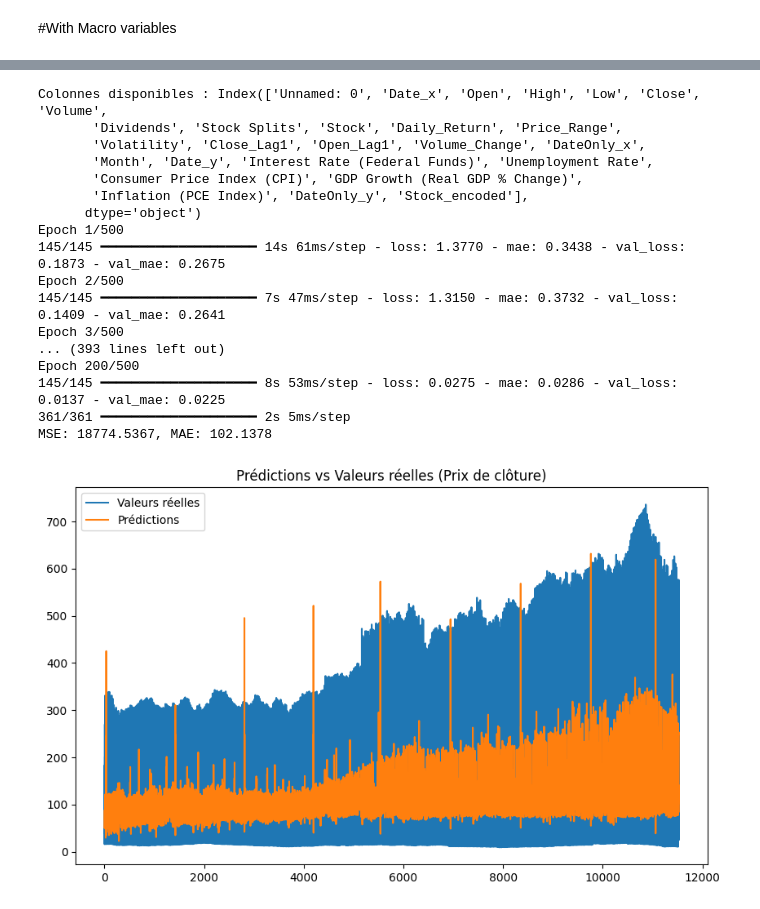
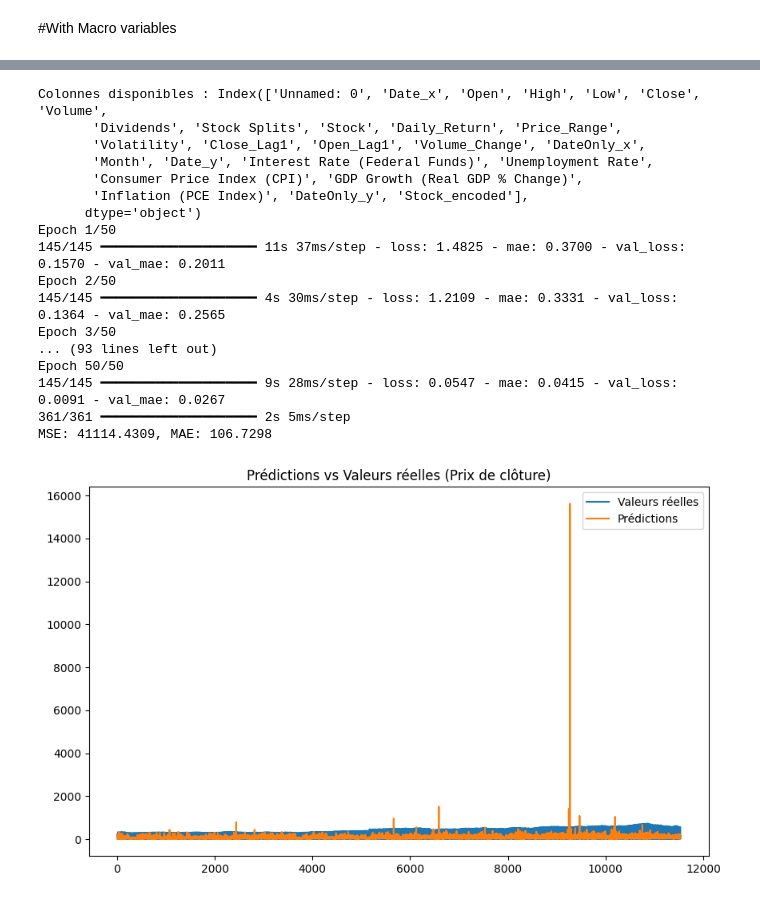
Before and after one commit to AmineHamzaoui/Financial-Market-Forcesating, a Jupyter notebook: LSTM.ipynb, the cells around one changed output, grey strips where cells are left out. Cells and saved outputs as stored; diff of their text form; code cells hidden in the pictures.

```diff
--- a/LSTM.ipynb
+++ b/LSTM.ipynb
@@ -192,7 +529,7 @@ def create_sequences(X, y, time_steps=10):
         ys.append(y[i + time_steps])
     return np.array(Xs), np.array(ys)
 
-time_steps = 10
+time_steps = 7
 X_tr, y_tr = create_sequences(df_tr[features].values, df_tr[target].values, time_steps)
 X_ts, y_ts = create_sequences(df_ts[features].values, df_ts[target].values, time_steps)
 
@@ -228,7 +565,7 @@ model.compile(loss='mse', optimizer=tf.keras.optimizers.Adam(learning_rate=0.000
 early_stopping = tf.keras.callbacks.EarlyStopping(monitor='val_loss', patience=50, restore_best_weights=True)
 
 # Entraîner le modèle
-history = model.fit(X_tr, y_tr, validation_split=0.2, epochs=500, batch_size=256,
+history = model.fit(X_tr, y_tr, validation_split=0.2, epochs=50, batch_size=256,
                     callbacks=[early_stopping], verbose=1)
 
 # Évaluer le modèle
@@ -239,40 +576,40 @@ y_ts = scaler_y.inverse_transform(y_ts)
 mse = mean_squared_error(y_ts, y_pred)
 mae = mean_absolute_error(y_ts, y_pred)
 print(f'MSE: {mse:.4f}, MAE: {mae:.4f}')
 
 # Visualiser les prédictions
 plt.figure(figsize=(10, 6))
 plt.plot(y_ts, label='Valeurs réelles')
 plt.plot(y_pred, label='Prédictions')
 plt.title('Prédictions vs Valeurs réelles (Prix de clôture)')
 plt.legend()
 plt.show()
 
 # Visualiser l'historique
 plt.figure(figsize=(8, 5))
 plt.plot(history.history['loss'], label='Perte (entraînement)')
 plt.plot(history.history['val_loss'], label='Perte (validation)')
 plt.title('Historique de l’entraînement')
 plt.xlabel('Époque')
 plt.ylabel('Perte')
 plt.legend()
 plt.show()
 # %% [output]
 Colonnes disponibles : Index(['Unnamed: 0', 'Date_x', 'Open', 'High', 'Low', 'Close', 'Volume',
        'Dividends', 'Stock Splits', 'Stock', 'Daily_Return', 'Price_Range',
        'Volatility', 'Close_Lag1', 'Open_Lag1', 'Volume_Change', 'DateOnly_x',
        'Month', 'Date_y', 'Interest Rate (Federal Funds)', 'Unemployment Rate',
        'Consumer Price Index (CPI)', 'GDP Growth (Real GDP % Change)',
        'Inflation (PCE Index)', 'DateOnly_y', 'Stock_encoded'],
       dtype='object')
-Epoch 1/500
-145/145 ━━━━━━━━━━━━━━━━━━━━ 14s 61ms/step - loss: 1.3770 - mae: 0.3438 - val_loss: 0.1873 - val_mae: 0.2675
-Epoch 2/500
-145/145 ━━━━━━━━━━━━━━━━━━━━ 7s 47ms/step - loss: 1.3150 - mae: 0.3732 - val_loss: 0.1409 - val_mae: 0.2641
-Epoch 3/500
-... (393 lines left out)
-Epoch 200/500
-145/145 ━━━━━━━━━━━━━━━━━━━━ 8s 53ms/step - loss: 0.0275 - mae: 0.0286 - val_loss: 0.0137 - val_mae: 0.0225
+Epoch 1/50
+145/145 ━━━━━━━━━━━━━━━━━━━━ 11s 37ms/step - loss: 1.4825 - mae: 0.3700 - val_loss: 0.1570 - val_mae: 0.2011
+Epoch 2/50
+145/145 ━━━━━━━━━━━━━━━━━━━━ 4s 30ms/step - loss: 1.2109 - mae: 0.3331 - val_loss: 0.1364 - val_mae: 0.2565
+Epoch 3/50
+... (93 lines left out)
+Epoch 50/50
+145/145 ━━━━━━━━━━━━━━━━━━━━ 9s 28ms/step - loss: 0.0547 - mae: 0.0415 - val_loss: 0.0091 - val_mae: 0.0267
 361/361 ━━━━━━━━━━━━━━━━━━━━ 2s 5ms/step
-MSE: 18774.5367, MAE: 102.1378
+MSE: 41114.4309, MAE: 106.7298
-[figure, old version]
+[figure, new version]
```
Also changed, not shown: parts of 13 cells of this notebook.
